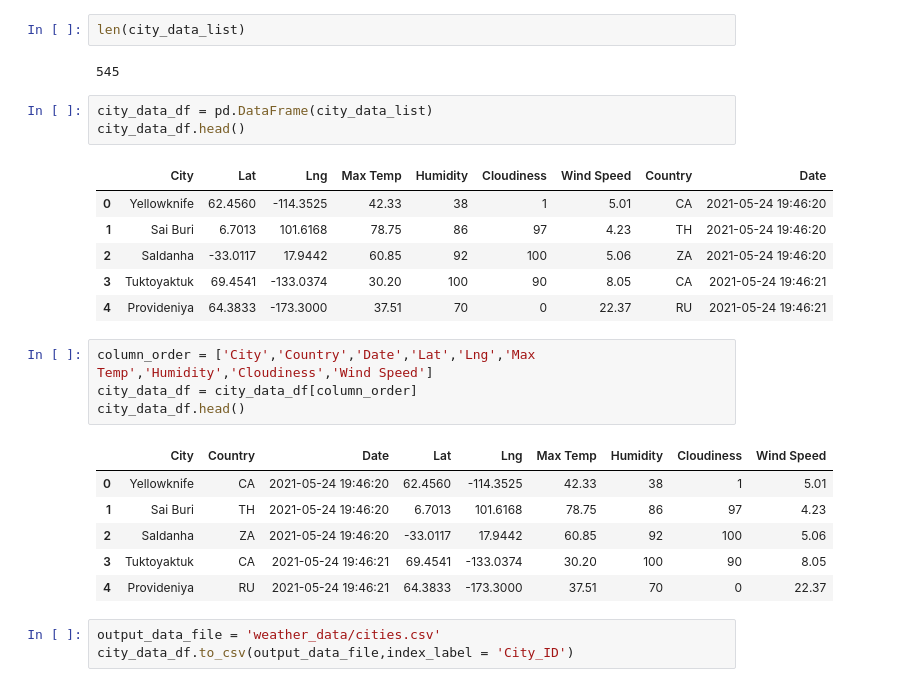
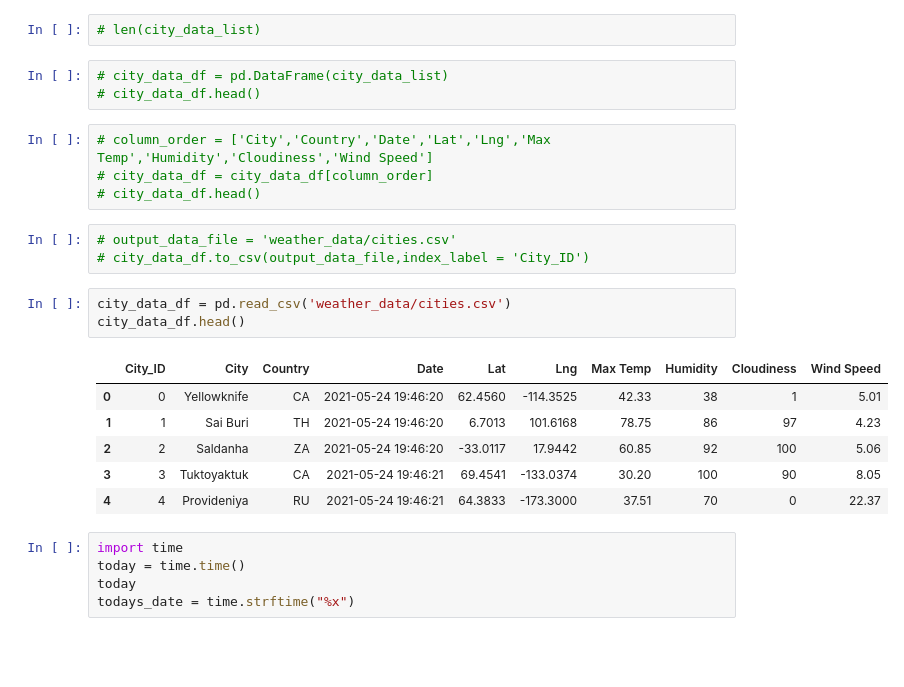
Before and after one commit to ccwillmore/Weather_World_Analysis, a Jupyter notebook: Weather_Py.ipynb, the cells around one changed output. Saved outputs shown, nothing was run; the diff lists cells and outputs as text; blank space fills up the shorter version.

```diff
--- a/Weather_Py.ipynb
+++ b/Weather_Py.ipynb
@@ -107,28 +86,27 @@ Data Retrieval Complete
-# %%
-len(city_data_list)
-# %% [output]
-545
+# %%
+# len(city_data_list)
 # %%
-city_data_df = pd.DataFrame(city_data_list)
-city_data_df.head()
+# city_data_df = pd.DataFrame(city_data_list)
+# city_data_df.head()
-# %% [output]
-|  | City | Lat | Lng | Max Temp | Humidity | Cloudiness | Wind Speed | Country | Date |
-| 0 | Yellowknife | 62.4560 | -114.3525 | 42.33 | 38 | 1 | 5.01 | CA | 2021-05-24 19:46:20 |
-| 1 | Sai Buri | 6.7013 | 101.6168 | 78.75 | 86 | 97 | 4.23 | TH | 2021-05-24 19:46:20 |
-| 2 | Saldanha | -33.0117 | 17.9442 | 60.85 | 92 | 100 | 5.06 | ZA | 2021-05-24 19:46:20 |
-| 3 | Tuktoyaktuk | 69.4541 | -133.0374 | 30.20 | 100 | 90 | 8.05 | CA | 2021-05-24 19:46:21 |
-| 4 | Provideniya | 64.3833 | -173.3000 | 37.51 | 70 | 0 | 22.37 | RU | 2021-05-24 19:46:21 |
 # %%
-column_order = ['City','Country','Date','Lat','Lng','Max Temp','Humidity','Cloudiness','Wind Speed']
-city_data_df = city_data_df[column_order]
-city_data_df.head()
+# column_order = ['City','Country','Date','Lat','Lng','Max Temp','Humidity','Cloudiness','Wind Speed']
+# city_data_df = city_data_df[column_order]
+# city_data_df.head()
-# %% [output]
-|  | City | Country | Date | Lat | Lng | Max Temp | Humidity | Cloudiness | Wind Speed |
-| 0 | Yellowknife | CA | 2021-05-24 19:46:20 | 62.4560 | -114.3525 | 42.33 | 38 | 1 | 5.01 |
-| 1 | Sai Buri | TH | 2021-05-24 19:46:20 | 6.7013 | 101.6168 | 78.75 | 86 | 97 | 4.23 |
-| 2 | Saldanha | ZA | 2021-05-24 19:46:20 | -33.0117 | 17.9442 | 60.85 | 92 | 100 | 5.06 |
-| 3 | Tuktoyaktuk | CA | 2021-05-24 19:46:21 | 69.4541 | -133.0374 | 30.20 | 100 | 90 | 8.05 |
-| 4 | Provideniya | RU | 2021-05-24 19:46:21 | 64.3833 | -173.3000 | 37.51 | 70 | 0 | 22.37 |
 # %%
-output_data_file = 'weather_data/cities.csv'
-city_data_df.to_csv(output_data_file,index_label = 'City_ID')
+# output_data_file = 'weather_data/cities.csv'
+# city_data_df.to_csv(output_data_file,index_label = 'City_ID')
+# %%
+city_data_df = pd.read_csv('weather_data/cities.csv')
+city_data_df.head()
+# %% [output]
+|  | City_ID | City | Country | Date | Lat | Lng | Max Temp | Humidity | Cloudiness | Wind Speed |
+| 0 | 0 | Yellowknife | CA | 2021-05-24 19:46:20 | 62.4560 | -114.3525 | 42.33 | 38 | 1 | 5.01 |
+| 1 | 1 | Sai Buri | TH | 2021-05-24 19:46:20 | 6.7013 | 101.6168 | 78.75 | 86 | 97 | 4.23 |
+| 2 | 2 | Saldanha | ZA | 2021-05-24 19:46:20 | -33.0117 | 17.9442 | 60.85 | 92 | 100 | 5.06 |
+| 3 | 3 | Tuktoyaktuk | CA | 2021-05-24 19:46:21 | 69.4541 | -133.0374 | 30.20 | 100 | 90 | 8.05 |
+| 4 | 4 | Provideniya | RU | 2021-05-24 19:46:21 | 64.3833 | -173.3000 | 37.51 | 70 | 0 | 22.37 |
+# %%
+import time
+today = time.time()
+today
+todays_date = time.strftime("%x")
```
Also changed, not shown: parts of 8 cells of this notebook.
